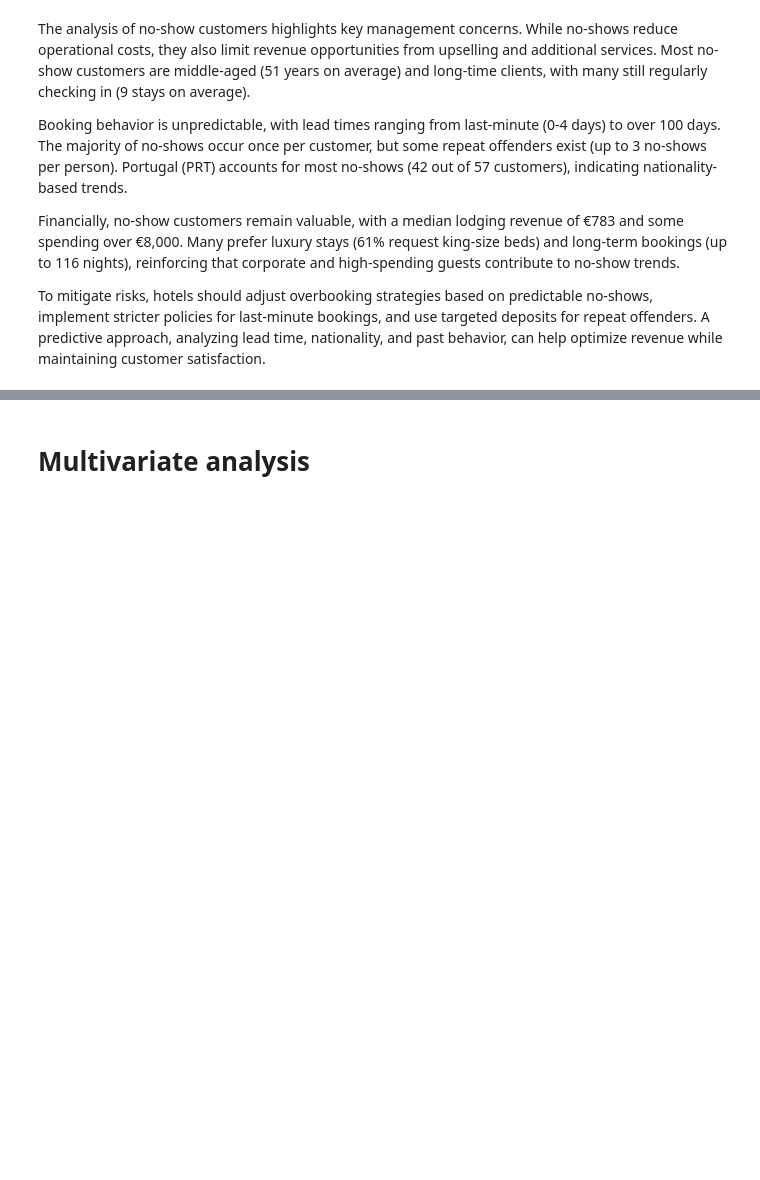
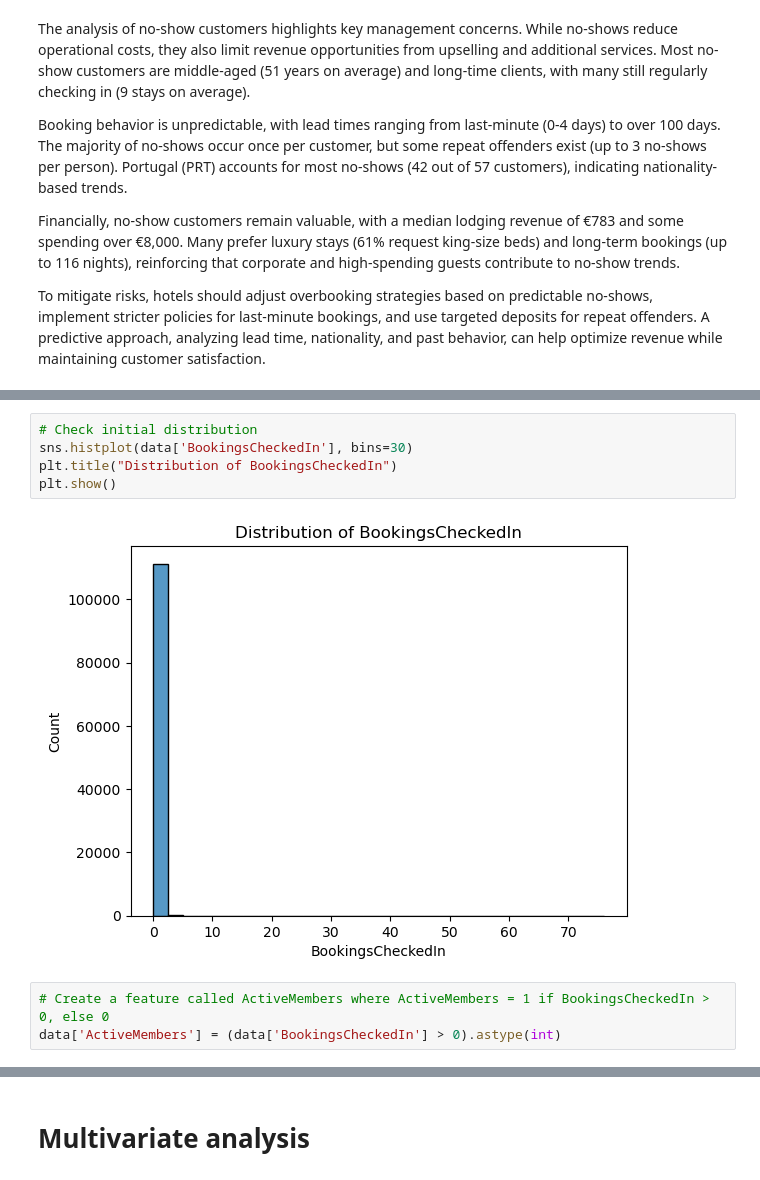
Before and after one commit to RubenCMarques/Hotel-Customer-Segmentation, a Jupyter notebook: Notebooks/Diogo_workspace.ipynb, the cells around one changed output, grey strips where cells are left out. Drawn from its saved outputs; the diff is of its cells as text; blank space fills up the shorter version.

```diff
--- a/Notebooks/Diogo_workspace.ipynb
+++ b/Notebooks/Diogo_workspace.ipynb
@@ -884,0 +838,10 @@ noshow_customers.describe().T
+# %%
+# Check initial distribution
+sns.histplot(data['BookingsCheckedIn'], bins=30)
+plt.title("Distribution of BookingsCheckedIn")
+plt.show()
+# %% [output]
+[figure, added]
+# %%
+# Create a feature called ActiveMembers where ActiveMembers = 1 if BookingsCheckedIn > 0, else 0
+data['ActiveMembers'] = (data['BookingsCheckedIn'] > 0).astype(int)
```
Also changed, not shown: parts of 23 cells of this notebook.
